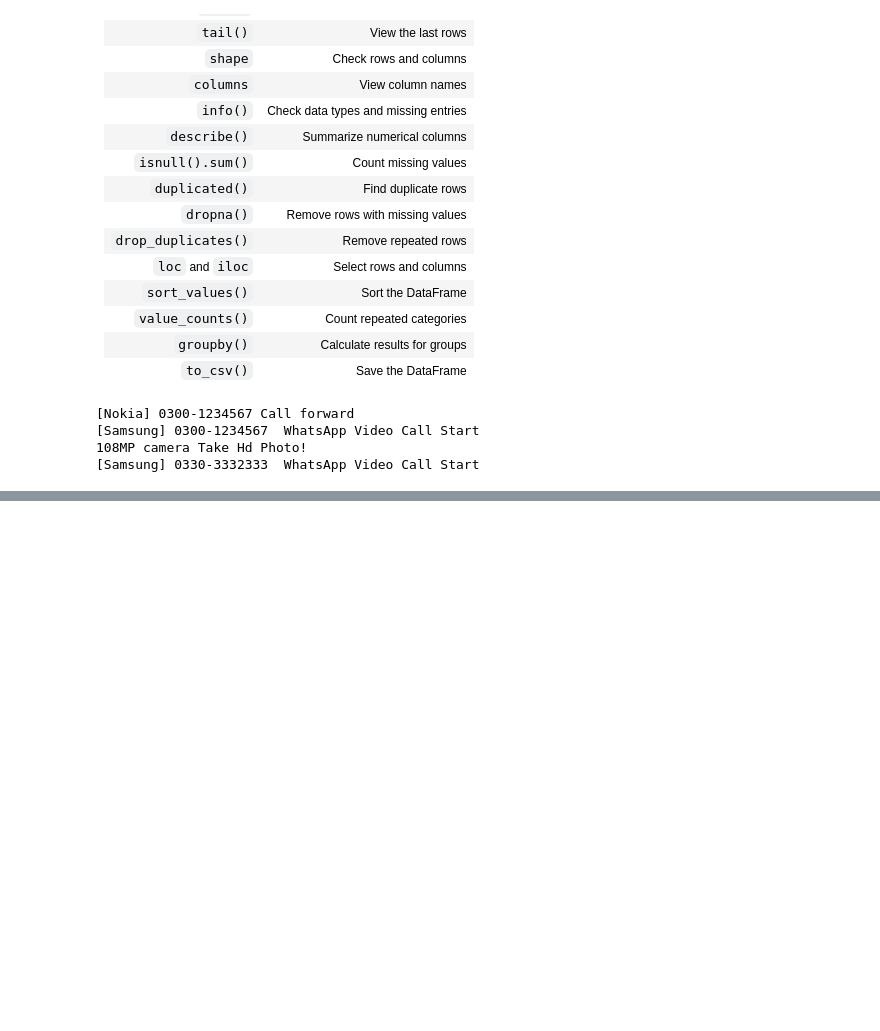
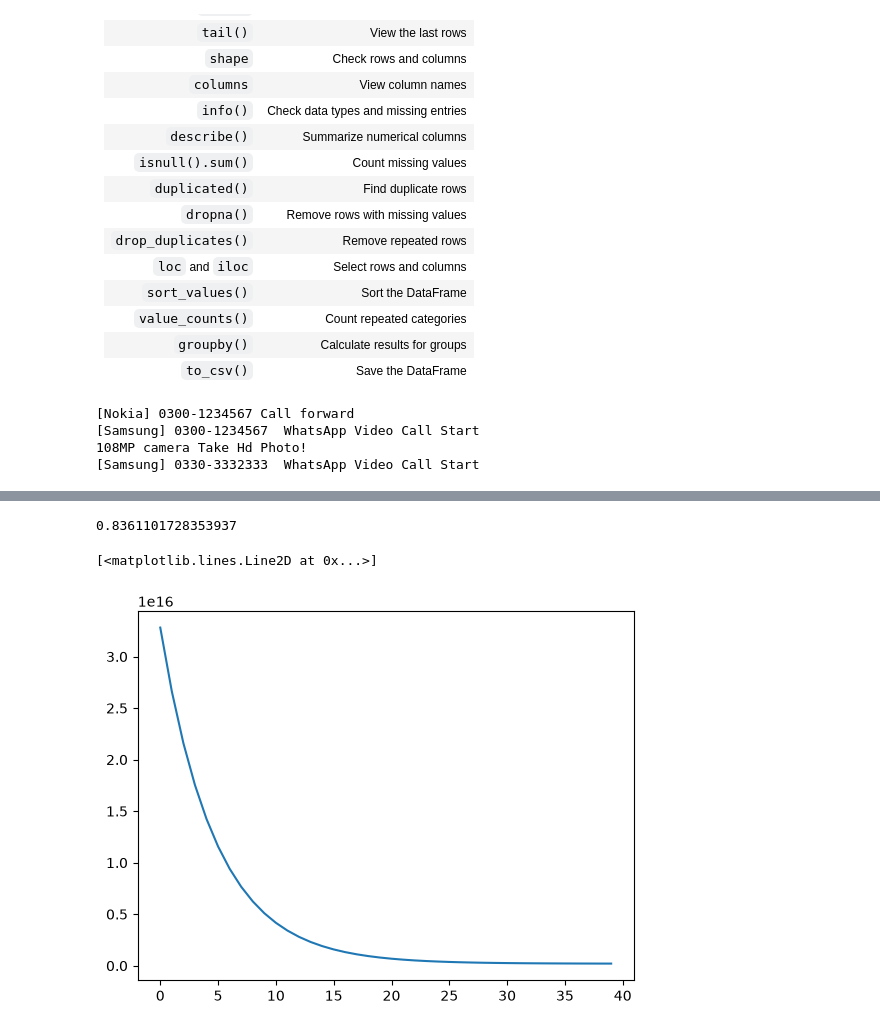
Before and after one commit to Muhammad-Huzifa/Cloud-Computing-AI-Course, a Jupyter notebook: Week-3/Code/numpy.ipynb, the cells around one changed output, grey strips where cells are left out. Cells and saved outputs as stored; diff of their text form; code cells hidden in the pictures; blank space fills up the shorter version.

```diff
--- a/Week-3/Code/numpy.ipynb
+++ b/Week-3/Code/numpy.ipynb
@@ -908,0 +1489,5 @@ df_unique = df.drop_duplicates()
+# %%
+df  = pd.read_csv(r"C:\Users\Muhammad Huzifa\Desktop\Huawei_HCCDA_AI\Cloud-Computing-AI-Course\Cloud-Computing-AI-Course\Week-4\dataset\House_Price\house_price_dataset.csv")
+df.head()
+X = df["Size"]
+y = df["Price"]
@@ -908,0 +1498,30 @@ df_unique = df.drop_duplicates()
+# %%
+class Simple_Linear_Regression:
+    def __init__(self, lr = 0.1 ,epochs = 40):
+        self.epochs = epochs
+        self.w = 0
+        self.b = 0
+        self.lr = lr
+        self.history = []
+    def predict(self , X):
+        return self.w * X  + self.b
+    def cost(self , X ,y):
+        return np.sum((self.predict(X) - y)**2 / 2*len(y))
+    def fit(self ,X , y):
+        for _ in range(self.epochs):
+            n = len(y)
+            error = self.predict(X) - y
+            dw = np.sum(error * X) / n
+            db = np.sum(error ) / n
+            self.w = self.w - self.lr * dw
+            self.b = self.b - self.lr * db
+            self.history.append(self.cost(X,y))
+        return self
+    def r2_score(self , X , y):
+        ss_res = np.sum((y - self.predict(X))**2)
+        ss_total = np.sum((y - np.mean(y))**2)
+        return 1 - (ss_res / ss_total )
+# %%
+mean  = X.mean()
+std = X.std()
+X_scale = (X - mean) / std
@@ -908,0 +1531,6 @@ df_unique = df.drop_duplicates()
+# %%
+slr = Simple_Linear_Regression(0.001 , 2000)
+slr.fit(X_scale,y)
+slr.r2_score(X_scale, y)
+# %% [output]
+0.8361101728353937
@@ -908,0 +1539,5 @@ df_unique = df.drop_duplicates()
+# %%
+plt.plot(slr.history )
+# %% [output]
+[<matplotlib.lines.Line2D at 0x...>]
+[figure, added]
```
Also changed, not shown: parts of 49 cells of this notebook, 2 other files.
